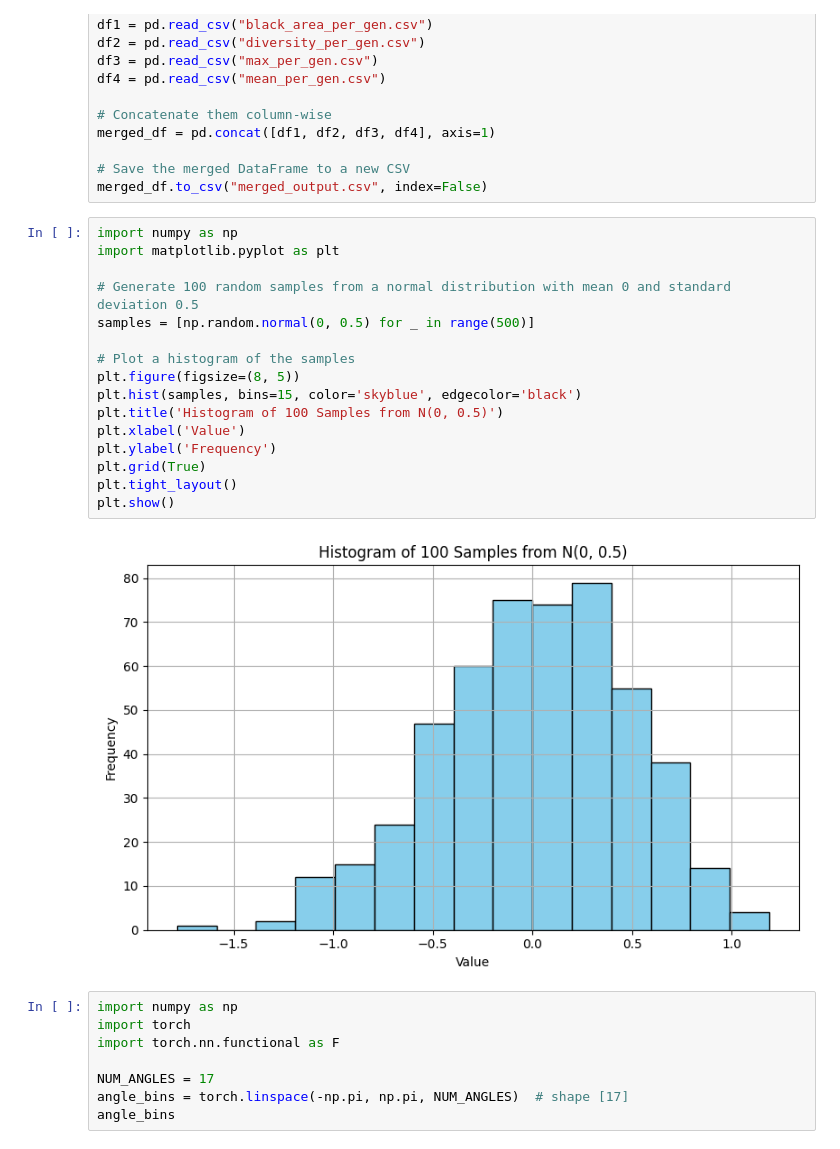
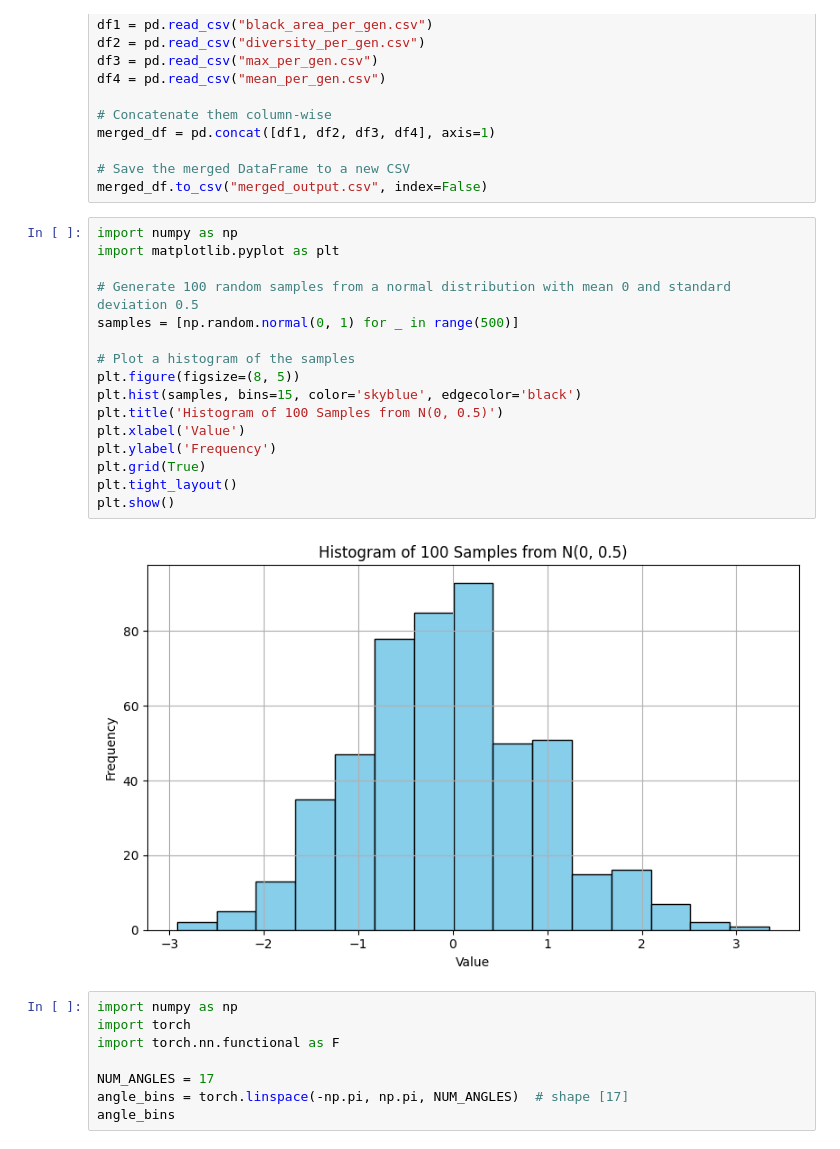
Before and after one commit to AlexandreMilharado/Robotics, a Jupyter notebook: Proj1/controllers/p1_util/notebook.ipynb, the cells around one changed output. Saved outputs shown, nothing was run; the diff lists cells and outputs as text.

```diff
--- a/Proj1/controllers/p1_util/notebook.ipynb
+++ b/Proj1/controllers/p1_util/notebook.ipynb
@@ -133,21 +154,21 @@ merged_df.to_csv("merged_output.csv", index=False)
 # %%
 import numpy as np
 import matplotlib.pyplot as plt
 
 # Generate 100 random samples from a normal distribution with mean 0 and standard deviation 0.5
-samples = [np.random.normal(0, 0.5) for _ in range(500)]
+samples = [np.random.normal(0, 1) for _ in range(500)]
 
 # Plot a histogram of the samples
 plt.figure(figsize=(8, 5))
 plt.hist(samples, bins=15, color='skyblue', edgecolor='black')
 plt.title('Histogram of 100 Samples from N(0, 0.5)')
 plt.xlabel('Value')
 plt.ylabel('Frequency')
 plt.grid(True)
 plt.tight_layout()
 plt.show()
 # %% [output]
-[figure, old version]
+[figure, new version]
 # %%
 import numpy as np
 import torch
```
Also changed, not shown: parts of 9 cells of this notebook, 28 other files.
